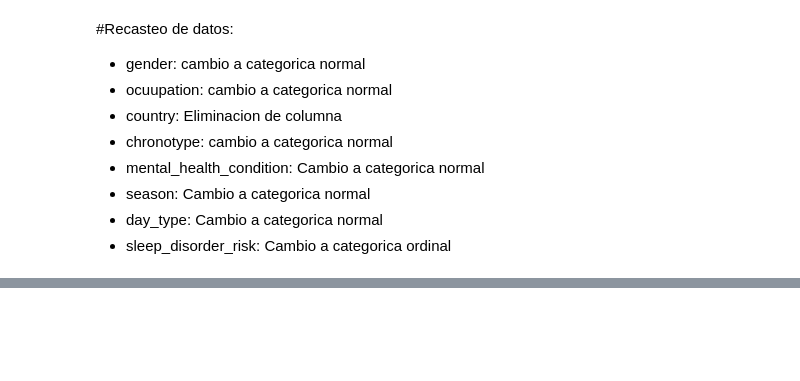
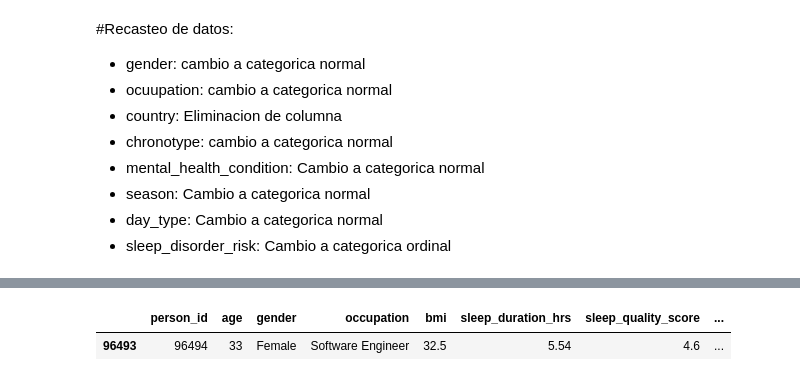
Before and after one commit to R3vival/Intro_Ciencia_De_Datos_Trabajo, a Jupyter notebook: Trabajo_Final_Intro_DC.ipynb, the cells around one changed output, grey strips where cells are left out. Drawn from its saved outputs; the diff is of its cells as text; code cells hidden in the pictures; blank space fills up the shorter version.

```diff
--- a/Trabajo_Final_Intro_DC.ipynb
+++ b/Trabajo_Final_Intro_DC.ipynb
@@ -76,0 +109,5 @@ memory usage: 24.4+ MB
+# %%
+df.sample()
+# %% [output]
+|  | person_id | age | gender | occupation | bmi | sleep_duration_hrs | sleep_quality_score | ... |
+| 96493 | 96494 | 33 | Female | Software Engineer | 32.5 | 5.54 | 4.6 | ... |
```
Also changed, not shown: parts of 6 cells of this notebook.
